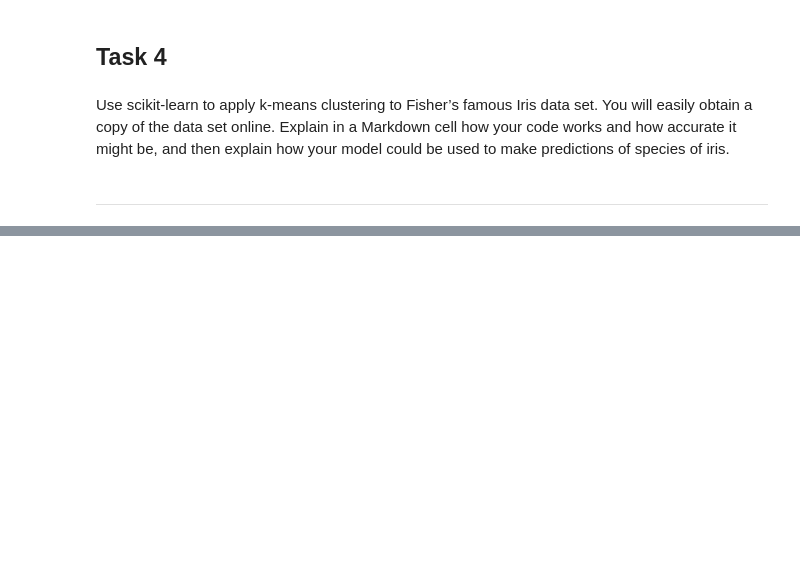
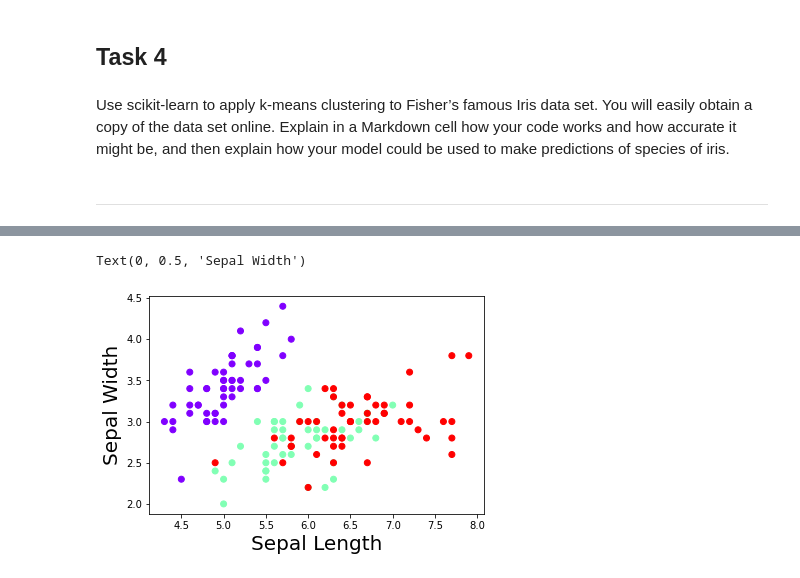
Before and after one commit to karolinaszafranbelzowska/Machine-Learning-and-Statistic---Tasks-assesments, a Jupyter notebook: tasks.ipynb, the cells around one changed output, grey strips where cells are left out. Cells and saved outputs as stored; diff of their text form; code cells hidden in the pictures; blank space fills up the shorter version.

```diff
--- a/tasks.ipynb
+++ b/tasks.ipynb
@@ -355,0 +425,4 @@ be, and then explain how your model could be used to make predictions of species
+# %%
+iris = datasets.load_iris() # load the Iris data without Species, if you print 'iris' it will be the same as before.
+                            # This Data is better to define target and predictors.
+# iris
@@ -355,0 +436,8 @@ be, and then explain how your model could be used to make predictions of species
+# %%
+# data through a scatter plot
+plt.scatter(X[:,0], X[:,1], c=y, cmap='rainbow')
+plt.xlabel('Sepal Length', fontsize=20)
+plt.ylabel('Sepal Width', fontsize=20)
+# %% [output]
+Text(0, 0.5, 'Sepal Width')
+[figure, added]
```
Also changed, not shown: parts of 21 cells of this notebook.
